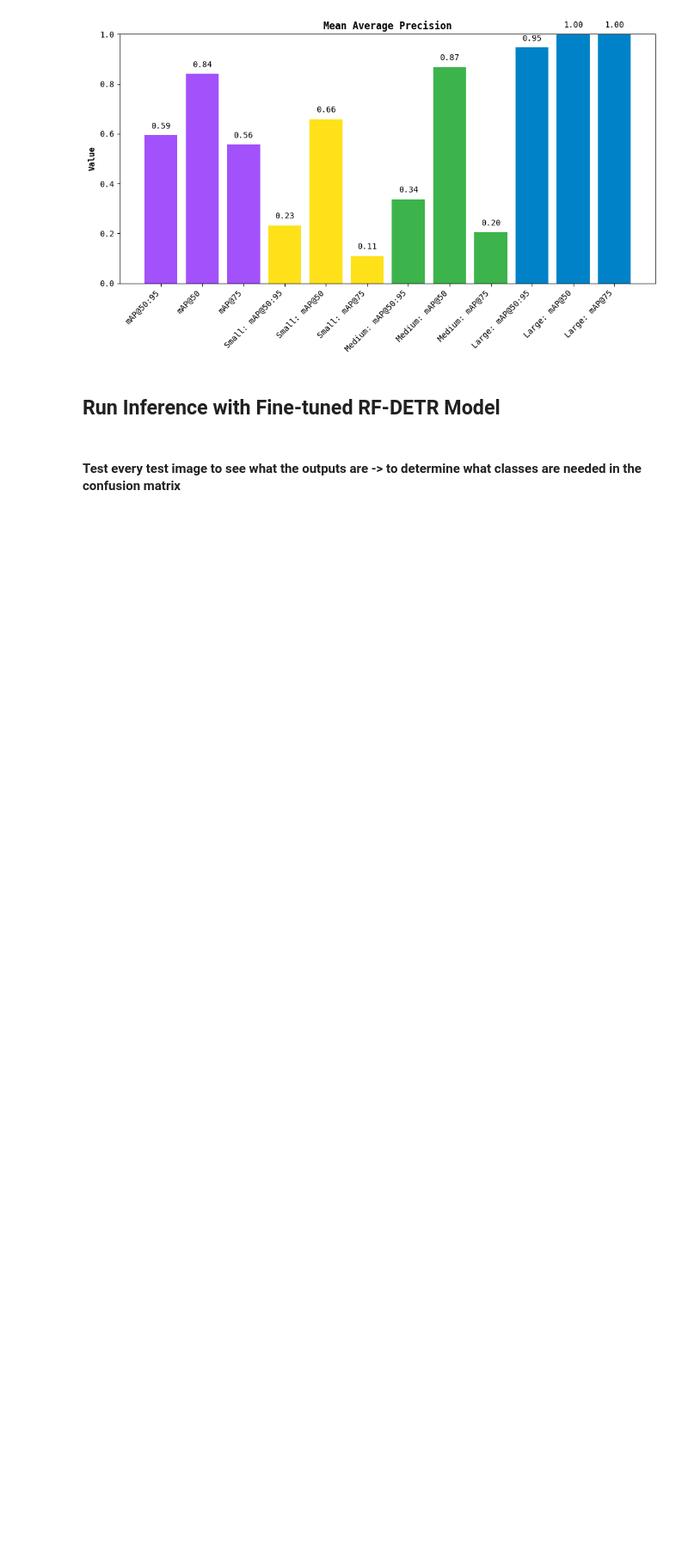
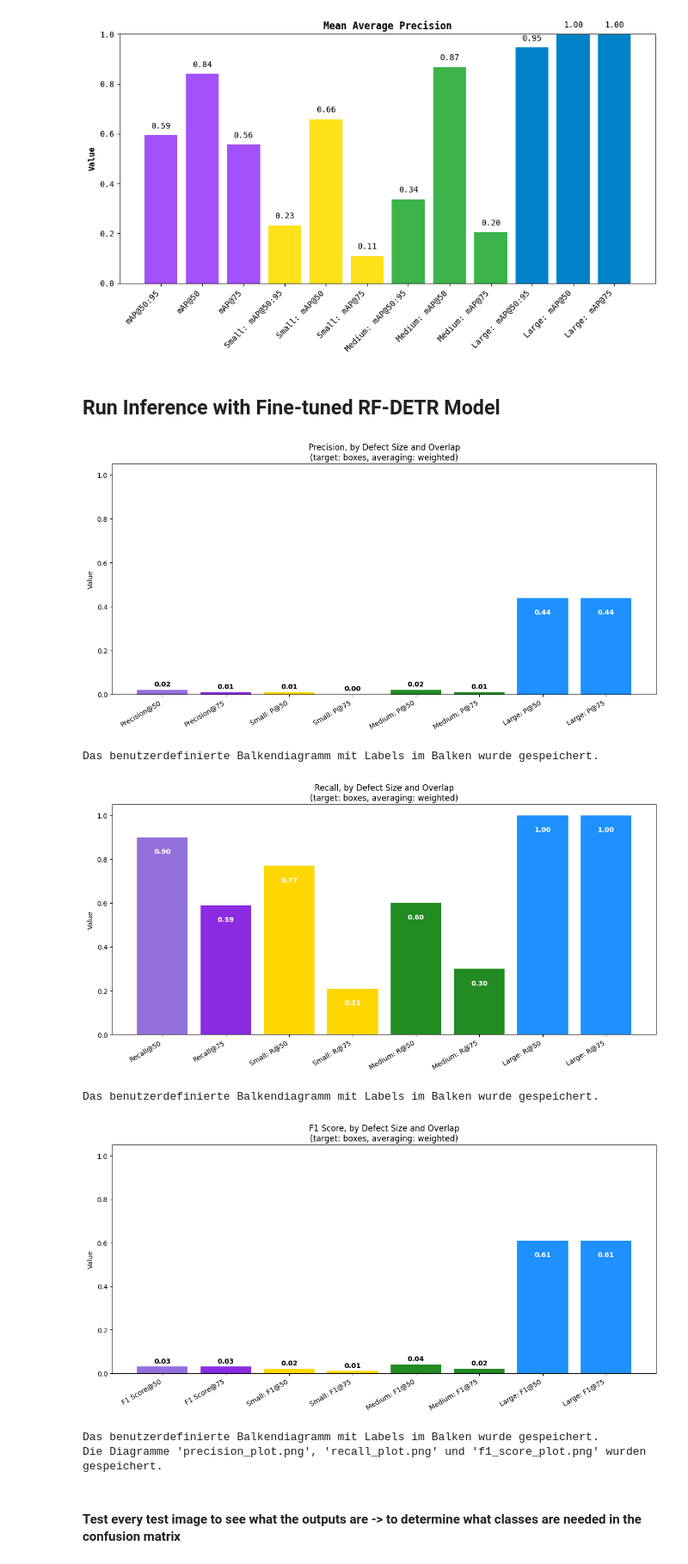
Before and after one commit to kekslol24/Glass-Defect-Detection-Evaluating-Object-Detection-Models, a Jupyter notebook: Coding/Model_Code/RF-DETR/RF_DETR_Model_Dataset_roboflow.ipynb, the cells around one changed output. Shown at 86% size. Cells and saved outputs as stored; diff of their text form; code cells hidden in the pictures; blank space fills up the shorter version.

```diff
--- a/Coding/Model_Code/RF-DETR/RF_DETR_Model_Dataset_roboflow.ipynb
+++ b/Coding/Model_Code/RF-DETR/RF_DETR_Model_Dataset_roboflow.ipynb
@@ -248,9 +248,9 @@ colors = (
 
 # Metriken in einer Liste für die Iteration
 plots_data = [
-    {"title": "Precision, by Object Size\n(target: boxes, averaging: weighted)", "values": precision_values, "labels": labels, "filename": "precision_plot.png"},
-    {"title": "Recall, by Object Size\n(target: boxes, averaging: weighted)", "values": recall_values, "labels": recall_labels, "filename": "recall_plot.png"},
-    {"title": "F1 Score, by Object Size\n(target: boxes, averaging: weighted)", "values": f1_values, "labels": f1_labels, "filename": "f1_score_plot.png"}
+    {"title": "Precision, by Defect Size and Overlap\n(target: boxes, averaging: weighted)", "values": precision_values, "labels": labels, "filename": "precision_plot.png"},
+    {"title": "Recall, by Defect Size and Overlap\n(target: boxes, averaging: weighted)", "values": recall_values, "labels": recall_labels, "filename": "recall_plot.png"},
+    {"title": "F1 Score, by Defect Size and Overlap\n(target: boxes, averaging: weighted)", "values": f1_values, "labels": f1_labels, "filename": "f1_score_plot.png"}
 ]
 
 # --- 3. Plot-Funktion mit Labels IM Balken ---
@@ -261,7 +261,7 @@ def create_bar_chart(values, labels, title):
     # Passen Sie die X-Achsen-Beschriftungen an (wie im Originalbild)
     plt.xticks(rotation=30, ha='right')
 
-    plt.title('Recall, by IoU (Target: boxes, averaging: weighted)')
+    plt.title('Recall, by Defect Size and Overlap (Target: boxes, averaging: weighted)')
     plt.ylabel('Value')
     plt.ylim(0, 1.05) # Stellt sicher, dass alle Balken vollständig sichtbar sind
 
@@ -273,33 +273,41 @@ def create_bar_chart(values, labels, title):
                 # Label INNEN (Weiß)
                 plt.text(
                     bar.get_x() + bar.get_width()/2,
                     yval - 0.05,        # 5% unterhalb der Spitze
                     f"{yval:.2f}",
                     ha='center', va='top',
                     fontsize=10, color='white', fontweight='bold'
                 )
             else:
                 # Label AUSSEN (Schwarz)
                 plt.text(
                     bar.get_x() + bar.get_width()/2,
                     yval + 0.01,        # 1% oberhalb der Spitze
                     f"{yval:.2f}",
                     ha='center', va='bottom',
                     fontsize=10, color='black', fontweight='bold'
                 )
     plt.tight_layout() # Stellt sicher, dass die Labels nicht abgeschnitten werden
     plt.title(title)
     plt.savefig('custom_recall_plot.png')
     plt.show()
 
     print("Das benutzerdefinierte Balkendiagramm mit Labels im Balken wurde gespeichert.")
     plt.close()
 
 # --- 4. Plots generieren ---
 for data in plots_data:
     create_bar_chart( data["values"], data["labels"], data["title"])
 
 print("Die Diagramme 'precision_plot.png', 'recall_plot.png' und 'f1_score_plot.png' wurden gespeichert.")
+# %% [output]
+[figure, added]
+Das benutzerdefinierte Balkendiagramm mit Labels im Balken wurde gespeichert.
+[figure, added]
+Das benutzerdefinierte Balkendiagramm mit Labels im Balken wurde gespeichert.
+[figure, added]
+Das benutzerdefinierte Balkendiagramm mit Labels im Balken wurde gespeichert.
+Die Diagramme 'precision_plot.png', 'recall_plot.png' und 'f1_score_plot.png' wurden gespeichert.
 # %%
 import numpy as np
 import pandas as pd
```
Also changed, not shown: parts of 1 cell of this notebook, 49 other files.
